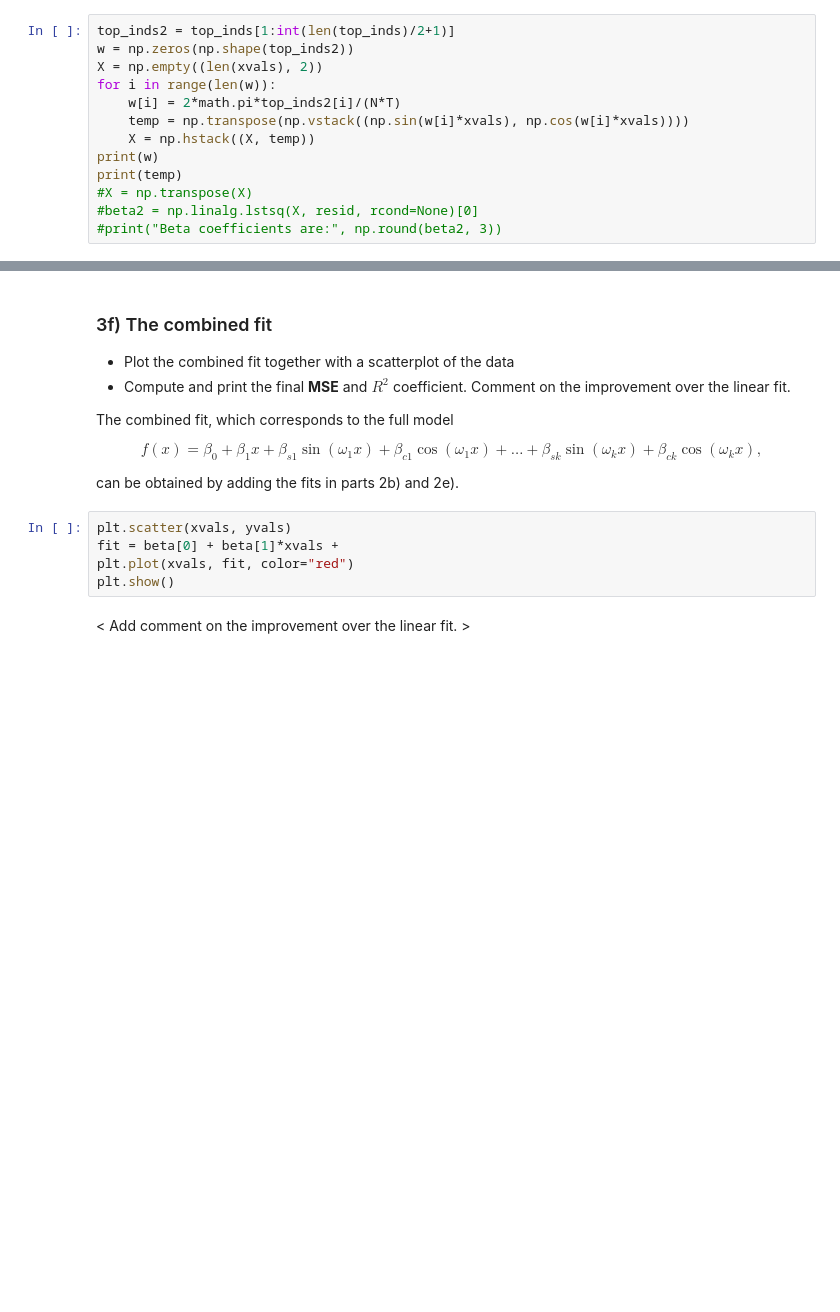
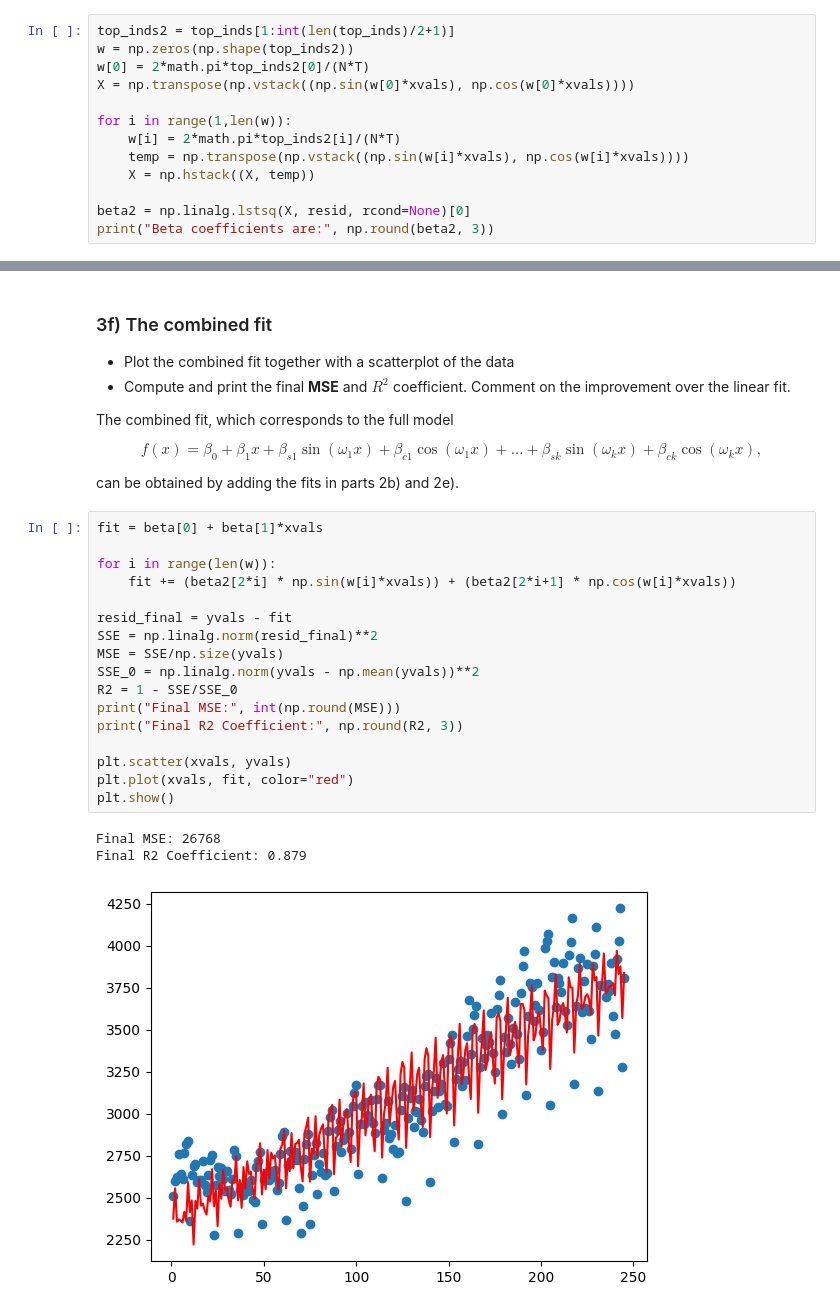
Before and after one commit to Daniel-Rivlin/IB-Data-Science, a Jupyter notebook: Exercises/03 Exercise Notebook 3.ipynb, the cells around one changed output, grey strips where cells are left out. Drawn from its saved outputs; the diff is of its cells as text; blank space fills up the shorter version.

```diff
--- a/Exercises/03 Exercise Notebook 3.ipynb
+++ b/Exercises/03 Exercise Notebook 3.ipynb
@@ -134,14 +143,14 @@ All numerical outputs should be displayed to three decimal places.
 # %%
 top_inds2 = top_inds[1:int(len(top_inds)/2+1)]
 w = np.zeros(np.shape(top_inds2))
-X = np.empty((len(xvals), 2))
-for i in range(len(w)):
+w[0] = 2*math.pi*top_inds2[0]/(N*T)
+X = np.transpose(np.vstack((np.sin(w[0]*xvals), np.cos(w[0]*xvals))))
+
+for i in range(1,len(w)):
     w[i] = 2*math.pi*top_inds2[i]/(N*T)
     temp = np.transpose(np.vstack((np.sin(w[i]*xvals), np.cos(w[i]*xvals))))
     X = np.hstack((X, temp))
-print(w)
-print(temp)
-#X = np.transpose(X)
-#beta2 = np.linalg.lstsq(X, resid, rcond=None)[0]
-#print("Beta coefficients are:", np.round(beta2, 3))
+
+beta2 = np.linalg.lstsq(X, resid, rcond=None)[0]
+print("Beta coefficients are:", np.round(beta2, 3))
 # %% [output]
@@ -174,10 +168,24 @@ f(x) = \beta_0 + \beta_1 x + \beta_{s1} \sin(\omega_1 x) + \beta_{c1} \cos(\omeg
 $$
 
 can be obtained by adding the fits in parts 2b) and 2e).
-# %%
-plt.scatter(xvals, yvals)
-fit = beta[0] + beta[1]*xvals +
-plt.plot(xvals, fit, color="red")
-plt.show()
-# %% [markdown]
-< Add comment on the improvement over the linear fit. >
+# %%
+fit = beta[0] + beta[1]*xvals
+
+for i in range(len(w)):
+    fit += (beta2[2*i] * np.sin(w[i]*xvals)) + (beta2[2*i+1] * np.cos(w[i]*xvals))
+
+resid_final = yvals - fit
+SSE = np.linalg.norm(resid_final)**2
+MSE = SSE/np.size(yvals)
+SSE_0 = np.linalg.norm(yvals - np.mean(yvals))**2
+R2 = 1 - SSE/SSE_0
+print("Final MSE:", int(np.round(MSE)))
+print("Final R2 Coefficient:", np.round(R2, 3))
+
+plt.scatter(xvals, yvals)
+plt.plot(xvals, fit, color="red")
+plt.show()
+# %% [output]
+Final MSE: 26768
+Final R2 Coefficient: 0.879
+[figure, added]
```
Also changed, not shown: parts of 3 cells of this notebook, 1 other file.
